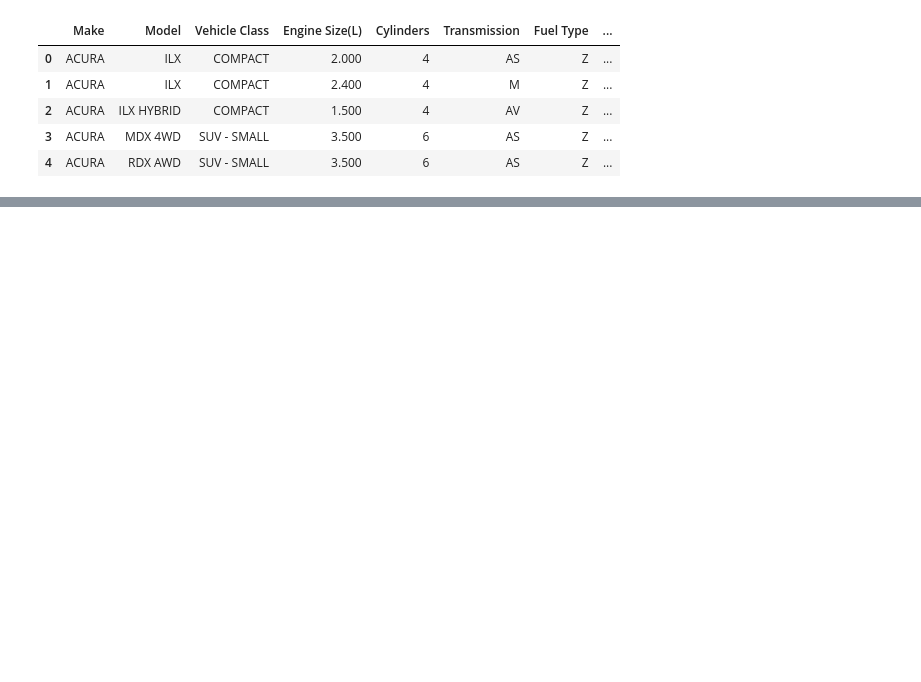
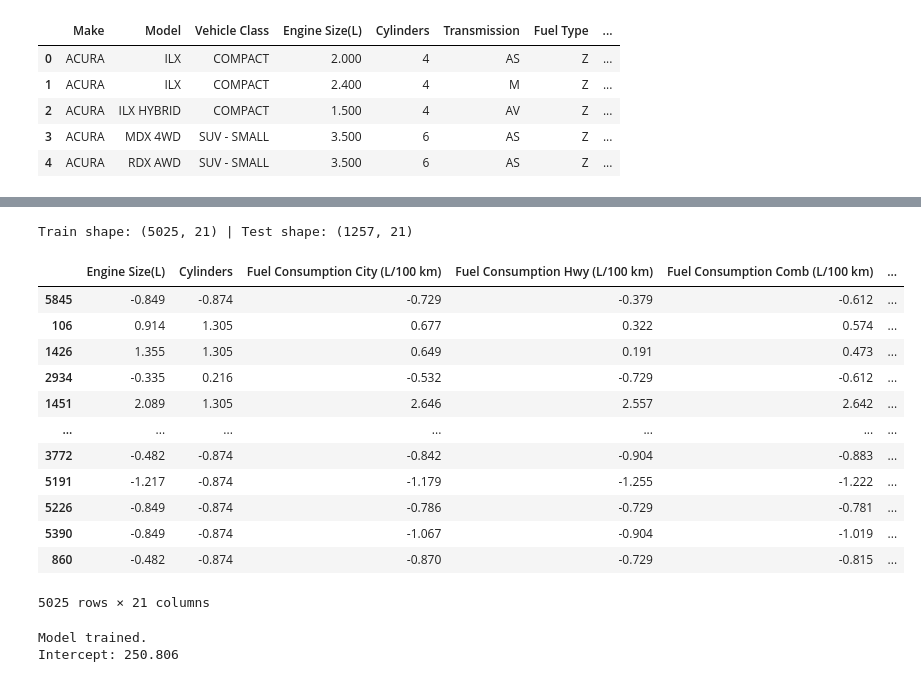
Before and after one commit to pulastaya-data/ML-Algorithms, a Jupyter notebook: Notebooks/2. Multiple_Linear_Regression.ipynb, the cells around one changed output, grey strips where cells are left out. Saved outputs shown, nothing was run; the diff lists cells and outputs as text; code cells hidden in the pictures; blank space fills up the shorter version.

```diff
--- a/Notebooks/2. Multiple_Linear_Regression.ipynb
+++ b/Notebooks/2. Multiple_Linear_Regression.ipynb
@@ -473,0 +490,11 @@ df.head()
+# %%
+target_col = 'CO2 Emissions(g/km)'
+
+drop_cols = ['Make', 'Model', 'Fuel_Type_Label', 'CO2_per_L100km', 'Vehicle Class']
+
+X = df.drop(columns=drop_cols + [target_col])
+y = df[target_col]
+
+print("Feature columns used:")
+print(X.columns.tolist())
+print("\nX shape:", X.shape, "| y shape:", y.shape)
@@ -473,0 +526,15 @@ df.head()
+# %%
+cat_cols = [feature for feature in X.columns if X[feature].dtype == 'O']
+print("Categorical columns to encode:", cat_cols)
+
+# Impute missing Gears  with the median
+if X['Gears'].isnull().sum() > 0:
+    median_gears = X['Gears'].median()
+    print(f"Filling {X['Gears'].isnull().sum()} missing 'Gears' values with median = {median_gears}")
+    X['Gears'] = X['Gears'].fillna(median_gears)
+
+X = pd.get_dummies(X, columns=cat_cols, drop_first=True)
+X = X.astype({col: 'int' for col in X.select_dtypes(include='bool').columns})
+
+print("\nEncoded feature shape:", X.shape)
+X.head()
@@ -473,0 +552,6 @@ df.head()
+# %%
+X_train, X_test, y_train, y_test = train_test_split(X, y, test_size=0.2, random_state=42)
+
+print("Train shape:", X_train.shape, "| Test shape:", X_test.shape)
+# %% [output]
+Train shape: (5025, 21) | Test shape: (1257, 21)
@@ -473,0 +563,25 @@ df.head()
+# %%
+X_train_scaled
+# %% [output]
+|  | Engine Size(L) | Cylinders | Fuel Consumption City (L/100 km) | Fuel Consumption Hwy (L/100 km) | Fuel Consumption Comb (L/100 km) | ... |
+| 5845 | -0.849 | -0.874 | -0.729 | -0.379 | -0.612 | ... |
+| 106 | 0.914 | 1.305 | 0.677 | 0.322 | 0.574 | ... |
+| 1426 | 1.355 | 1.305 | 0.649 | 0.191 | 0.473 | ... |
+| 2934 | -0.335 | 0.216 | -0.532 | -0.729 | -0.612 | ... |
+| 1451 | 2.089 | 1.305 | 2.646 | 2.557 | 2.642 | ... |
+| ... | ... | ... | ... | ... | ... | ... |
+| 3772 | -0.482 | -0.874 | -0.842 | -0.904 | -0.883 | ... |
+| 5191 | -1.217 | -0.874 | -1.179 | -1.255 | -1.222 | ... |
+| 5226 | -0.849 | -0.874 | -0.786 | -0.729 | -0.781 | ... |
+| 5390 | -0.849 | -0.874 | -1.067 | -0.904 | -1.019 | ... |
+| 860 | -0.482 | -0.874 | -0.870 | -0.729 | -0.815 | ... |
+5025 rows × 21 columns
+# %%
+model = LinearRegression()
+model.fit(X_train_scaled, y_train)
+
+print("Model trained.")
+print("Intercept:", round(model.intercept_, 3))
+# %% [output]
+Model trained.
+Intercept: 250.806
```
Also changed, not shown: parts of 13 cells of this notebook.
